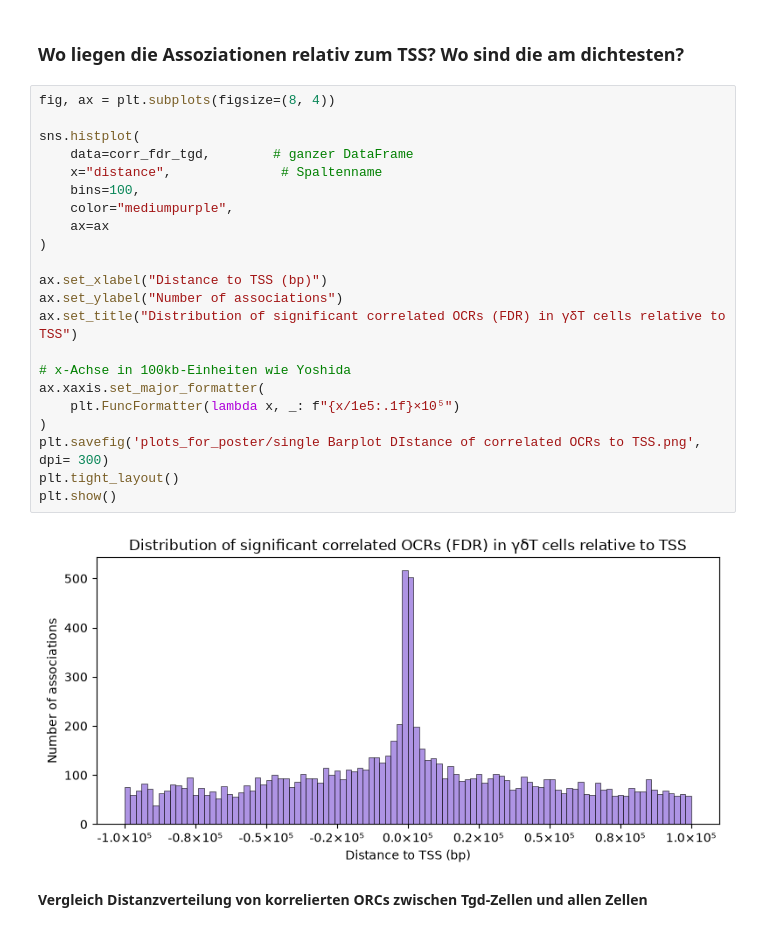
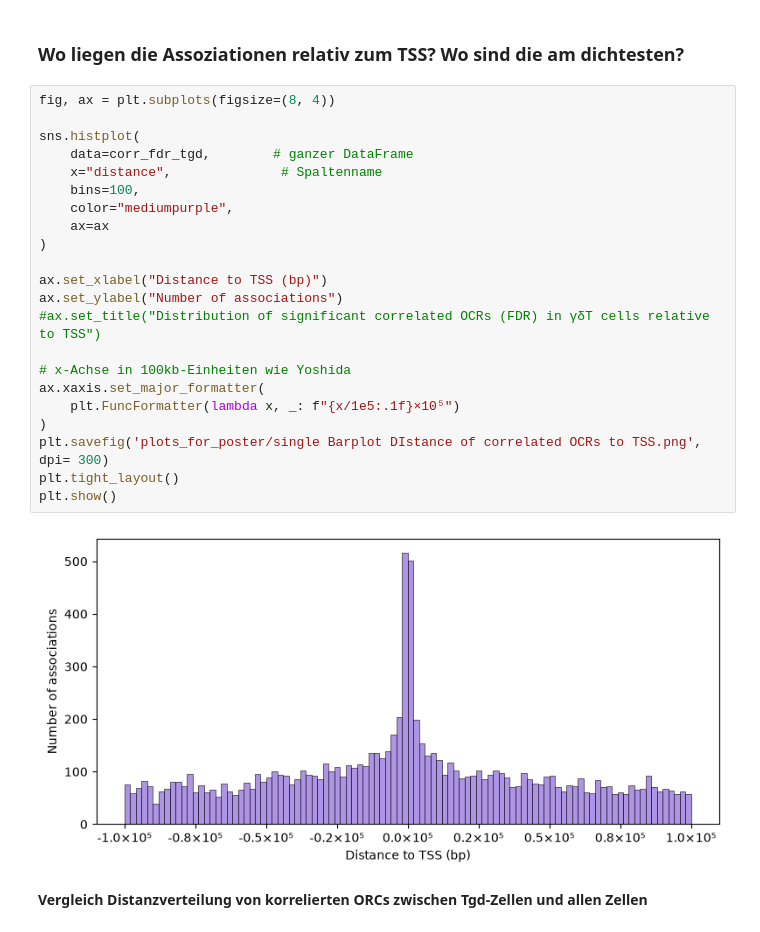
Before and after one commit to datascience-mobi-2026/topic04_team03, a Jupyter notebook: Jupyter_Lotta copy.ipynb, the cells around one changed output. Drawn from its saved outputs; the diff is of its cells as text.

```diff
--- a/Jupyter_Lotta copy.ipynb
+++ b/Jupyter_Lotta copy.ipynb
@@ -1022,27 +1022,27 @@ corr_fdr_all[['peak_id', 'gene', 'r', 'distance']].head()
 # %%
 fig, ax = plt.subplots(figsize=(8, 4))
 
 sns.histplot(
     data=corr_fdr_tgd,        # ganzer DataFrame
     x="distance",              # Spaltenname
     bins=100,
     color="mediumpurple",
     ax=ax
 )
 
 ax.set_xlabel("Distance to TSS (bp)")
 ax.set_ylabel("Number of associations")
-ax.set_title("Distribution of significant correlated OCRs (FDR) in γδT cells relative to TSS")
+#ax.set_title("Distribution of significant correlated OCRs (FDR) in γδT cells relative to TSS")
 
 # x-Achse in 100kb-Einheiten wie Yoshida
 ax.xaxis.set_major_formatter(
     plt.FuncFormatter(lambda x, _: f"{x/1e5:.1f}×10⁵")
 )
 plt.savefig('plots_for_poster/single Barplot DIstance of correlated OCRs to TSS.png', dpi= 300)
 plt.tight_layout()
 plt.show()
 # %% [output]
-[figure, old version]
+[figure, new version]
 # %% [markdown]
 <b> Vergleich Distanzverteilung von korrelierten ORCs zwischen Tgd-Zellen und allen Zellen
 # %%
```
Also changed, not shown: parts of 2 cells of this notebook, 3 other files.
